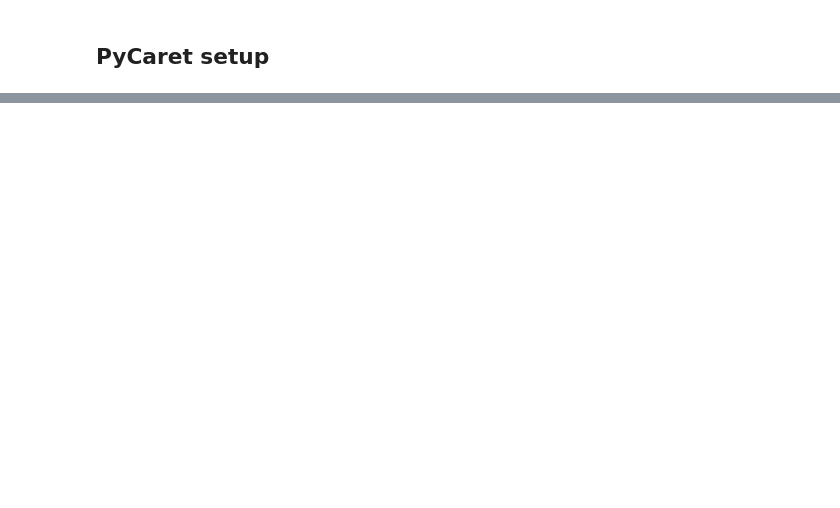
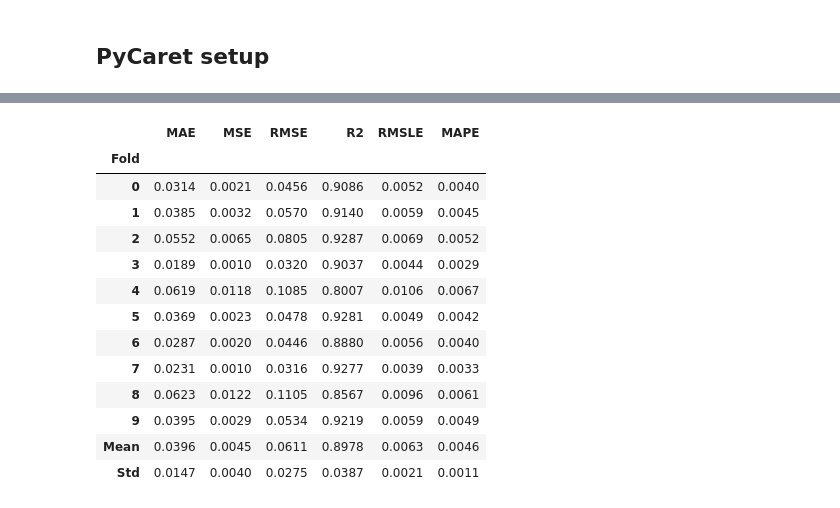
Before and after one commit to achbj/Projects, a Jupyter notebook: Traditional Method/Kaggle House Price/rgn_3.ipynb, the cells around one changed output, grey strips where cells are left out. Drawn from its saved outputs; the diff is of its cells as text; code cells hidden in the pictures; blank space fills up the shorter version.

```diff
--- a/Traditional Method/Kaggle House Price/rgn_3.ipynb
+++ b/Traditional Method/Kaggle House Price/rgn_3.ipynb
@@ -36,0 +202,3 @@ rgn_3 = setup(train, ignore_features=['Id'])
+# %%
+bagged_cbr2 = ensemble_model(cbr, n_estimators=50)
+# %% [output]
@@ -36,0 +206,14 @@ rgn_3 = setup(train, ignore_features=['Id'])
+|  | MAE | MSE | RMSE | R2 | RMSLE | MAPE |
+| Fold |  |  |  |  |  |  |
+| 0 | 0.0314 | 0.0021 | 0.0456 | 0.9086 | 0.0052 | 0.0040 |
+| 1 | 0.0385 | 0.0032 | 0.0570 | 0.9140 | 0.0059 | 0.0045 |
+| 2 | 0.0552 | 0.0065 | 0.0805 | 0.9287 | 0.0069 | 0.0052 |
+| 3 | 0.0189 | 0.0010 | 0.0320 | 0.9037 | 0.0044 | 0.0029 |
+| 4 | 0.0619 | 0.0118 | 0.1085 | 0.8007 | 0.0106 | 0.0067 |
+| 5 | 0.0369 | 0.0023 | 0.0478 | 0.9281 | 0.0049 | 0.0042 |
+| 6 | 0.0287 | 0.0020 | 0.0446 | 0.8880 | 0.0056 | 0.0040 |
+| 7 | 0.0231 | 0.0010 | 0.0316 | 0.9277 | 0.0039 | 0.0033 |
+| 8 | 0.0623 | 0.0122 | 0.1105 | 0.8567 | 0.0096 | 0.0061 |
+| 9 | 0.0395 | 0.0029 | 0.0534 | 0.9219 | 0.0059 | 0.0049 |
+| Mean | 0.0396 | 0.0045 | 0.0611 | 0.8978 | 0.0063 | 0.0046 |
+| Std | 0.0147 | 0.0040 | 0.0275 | 0.0387 | 0.0021 | 0.0011 |
```
Also changed, not shown: parts of 15 cells of this notebook, 16 other files.
